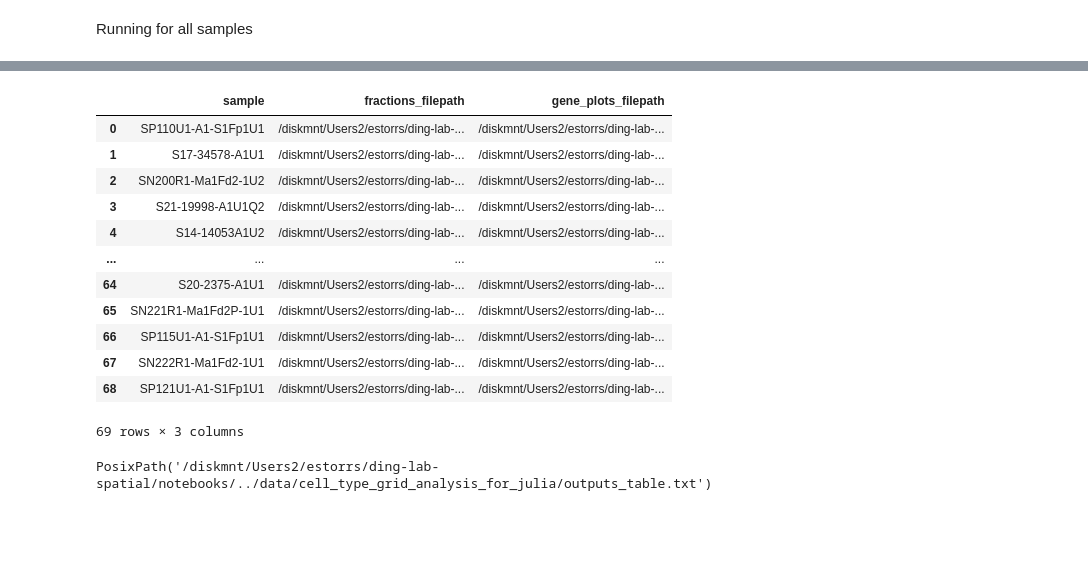
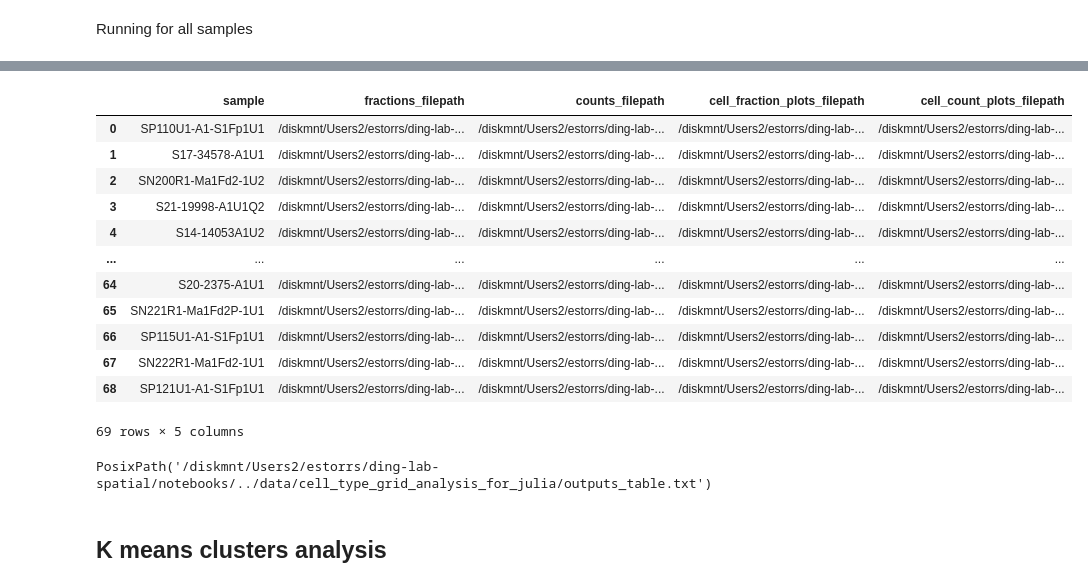
Before and after one commit to ding-lab/ding-lab-spatial, a Jupyter notebook: notebooks/cell_type_grid_analysis_for_julia.ipynb, the cells around one changed output, grey strips where cells are left out. Drawn from its saved outputs; the diff is of its cells as text; code cells hidden in the pictures; blank space fills up the shorter version.

```diff
--- a/notebooks/cell_type_grid_analysis_for_julia.ipynb
+++ b/notebooks/cell_type_grid_analysis_for_julia.ipynb
@@ -68,7 +72,8 @@ def generate_fractions(
 
 def generate_array(
         value_df: Annotated[pd.DataFrame, 'Cell fraction dataframe generated from generate_fractions.'],
-        group: Annotated[str, 'Column of value_df for which to return data.']
+        group: Annotated[str, 'Column of value_df for which to return data.'],
+        fill_value: Annotated[int, 'Integer to use for missing grids'] = 0,
     ) -> np.ndarray:
     """
     Returns 2D array of values reprsenting the given group arranged by their grid square.
@@ -78,7 +83,7 @@ def generate_array(
     # switch to y, x
     coords = coords[:, [1, 0]]
 
-    blank = np.zeros(coords.max(0) + 1)
+    blank = np.full(coords.max(0) + 1, fill_value)
     blank[coords[:, 0], coords[:, 1]] = value_df[group]
 
     return blank
@@ -184,3 +189,9 @@ sns.displot(value_df['total_count'])
 plot_value_df(value_df, thresh=30)
 # %% [output]
 [figure]
+# %%
+count_df = value_df[[c for c in value_df.columns if c != 'total_count']]
+count_df = pd.DataFrame(data=count_df.values * value_df[['total_count']].values, columns=count_df.columns, index=count_df.index).astype(int)
+count_df['total_count'] = value_df['total_count']
+
+count_df
@@ -202,6 +232,16 @@ for sid, row in meta.iterrows():
     plt.savefig(output_dir / f'{sid}_plots.svg')
     plt.clf()
     plt.close()
+
+    count_df = value_df[[c for c in value_df.columns if c != 'total_count']]
+    count_df = pd.DataFrame(data=count_df.values * value_df[['total_count']].values, columns=count_df.columns, index=count_df.index).astype(int)
+    count_df['total_count'] = value_df['total_count']
+    count_df.to_csv(output_dir / f'{sid}_counts.txt', sep='\t')
+
+    plot_value_df(count_df, thresh=0)
+    plt.savefig(output_dir / f'{sid}_plots_counts.svg')
+    plt.clf()
+    plt.close()
 # %% [output]
 IRD_S18-30740A1U3
 S11-3564A1U1
@@ -223,29 +263,37 @@ SP130U1-A1-S1Fp1U1Q2
 # %%
 fraction_fps = [output_dir / x for x in os.listdir(output_dir) if 'fractions.txt' in x]
 data = []
 for path in fraction_fps:
     path = path.expanduser().absolute()
     sid = str(path.name.replace('_fractions.txt', ''))
-    data.append([sid, str(path), str(path).replace('_fractions.txt', '_plots.svg')])
-output_df = pd.DataFrame(data, columns=['sample', 'fractions_filepath', 'gene_plots_filepath'])
+    data.append([
+        sid,
+        str(path),
+        str(path).replace('_fractions.txt', '_counts.txt'),
+        str(path).replace('_fractions.txt', '_plots.svg'),
+        str(path).replace('_fractions.txt', '_plots_counts.svg'),
+    ])
+output_df = pd.DataFrame(data, columns=['sample', 'fractions_filepath', 'counts_filepath', 'cell_fraction_plots_filepath', 'cell_count_plots_filepath'])
 output_df
 # %% [output]
-|  | sample | fractions_filepath | gene_plots_filepath |
-| 0 | SP110U1-A1-S1Fp1U1 | /diskmnt/Users2/estorrs/ding-lab-... | /diskmnt/Users2/estorrs/ding-lab-... |
-| 1 | S17-34578-A1U1 | /diskmnt/Users2/estorrs/ding-lab-... | /diskmnt/Users2/estorrs/ding-lab-... |
-| 2 | SN200R1-Ma1Fd2-1U2 | /diskmnt/Users2/estorrs/ding-lab-... | /diskmnt/Users2/estorrs/ding-lab-... |
-| 3 | S21-19998-A1U1Q2 | /diskmnt/Users2/estorrs/ding-lab-... | /diskmnt/Users2/estorrs/ding-lab-... |
-| 4 | S14-14053A1U2 | /diskmnt/Users2/estorrs/ding-lab-... | /diskmnt/Users2/estorrs/ding-lab-... |
-| ... | ... | ... | ... |
-| 64 | S20-2375-A1U1 | /diskmnt/Users2/estorrs/ding-lab-... | /diskmnt/Users2/estorrs/ding-lab-... |
-| 65 | SN221R1-Ma1Fd2P-1U1 | /diskmnt/Users2/estorrs/ding-lab-... | /diskmnt/Users2/estorrs/ding-lab-... |
-| 66 | SP115U1-A1-S1Fp1U1 | /diskmnt/Users2/estorrs/ding-lab-... | /diskmnt/Users2/estorrs/ding-lab-... |
-| 67 | SN222R1-Ma1Fd2-1U1 | /diskmnt/Users2/estorrs/ding-lab-... | /diskmnt/Users2/estorrs/ding-lab-... |
-| 68 | SP121U1-A1-S1Fp1U1 | /diskmnt/Users2/estorrs/ding-lab-... | /diskmnt/Users2/estorrs/ding-lab-... |
+|  | sample | fractions_filepath | counts_filepath | cell_fraction_plots_filepath | cell_count_plots_filepath |
+| 0 | SP110U1-A1-S1Fp1U1 | /diskmnt/Users2/estorrs/ding-lab-... | /diskmnt/Users2/estorrs/ding-lab-... | /diskmnt/Users2/estorrs/ding-lab-... | /diskmnt/Users2/estorrs/ding-lab-... |
+| 1 | S17-34578-A1U1 | /diskmnt/Users2/estorrs/ding-lab-... | /diskmnt/Users2/estorrs/ding-lab-... | /diskmnt/Users2/estorrs/ding-lab-... | /diskmnt/Users2/estorrs/ding-lab-... |
+| 2 | SN200R1-Ma1Fd2-1U2 | /diskmnt/Users2/estorrs/ding-lab-... | /diskmnt/Users2/estorrs/ding-lab-... | /diskmnt/Users2/estorrs/ding-lab-... | /diskmnt/Users2/estorrs/ding-lab-... |
+| 3 | S21-19998-A1U1Q2 | /diskmnt/Users2/estorrs/ding-lab-... | /diskmnt/Users2/estorrs/ding-lab-... | /diskmnt/Users2/estorrs/ding-lab-... | /diskmnt/Users2/estorrs/ding-lab-... |
+| 4 | S14-14053A1U2 | /diskmnt/Users2/estorrs/ding-lab-... | /diskmnt/Users2/estorrs/ding-lab-... | /diskmnt/Users2/estorrs/ding-lab-... | /diskmnt/Users2/estorrs/ding-lab-... |
+| ... | ... | ... | ... | ... | ... |
+| 64 | S20-2375-A1U1 | /diskmnt/Users2/estorrs/ding-lab-... | /diskmnt/Users2/estorrs/ding-lab-... | /diskmnt/Users2/estorrs/ding-lab-... | /diskmnt/Users2/estorrs/ding-lab-... |
+| 65 | SN221R1-Ma1Fd2P-1U1 | /diskmnt/Users2/estorrs/ding-lab-... | /diskmnt/Users2/estorrs/ding-lab-... | /diskmnt/Users2/estorrs/ding-lab-... | /diskmnt/Users2/estorrs/ding-lab-... |
+| 66 | SP115U1-A1-S1Fp1U1 | /diskmnt/Users2/estorrs/ding-lab-... | /diskmnt/Users2/estorrs/ding-lab-... | /diskmnt/Users2/estorrs/ding-lab-... | /diskmnt/Users2/estorrs/ding-lab-... |
+| 67 | SN222R1-Ma1Fd2-1U1 | /diskmnt/Users2/estorrs/ding-lab-... | /diskmnt/Users2/estorrs/ding-lab-... | /diskmnt/Users2/estorrs/ding-lab-... | /diskmnt/Users2/estorrs/ding-lab-... |
+| 68 | SP121U1-A1-S1Fp1U1 | /diskmnt/Users2/estorrs/ding-lab-... | /diskmnt/Users2/estorrs/ding-lab-... | /diskmnt/Users2/estorrs/ding-lab-... | /diskmnt/Users2/estorrs/ding-lab-... |
-69 rows × 3 columns
+69 rows × 5 columns
 # %%
 output_df.to_csv(output_dir / 'outputs_table.txt', sep='\t', index=None)
 # %%
 (output_dir / 'outputs_table.txt').expanduser().absolute()
 # %% [output]
 PosixPath('/diskmnt/Users2/estorrs/ding-lab-spatial/notebooks/../data/cell_type_grid_analysis_for_julia/outputs_table.txt')
+# %% [markdown]
+## K means clusters analysis
```
Also changed, not shown: parts of 21 cells of this notebook.
